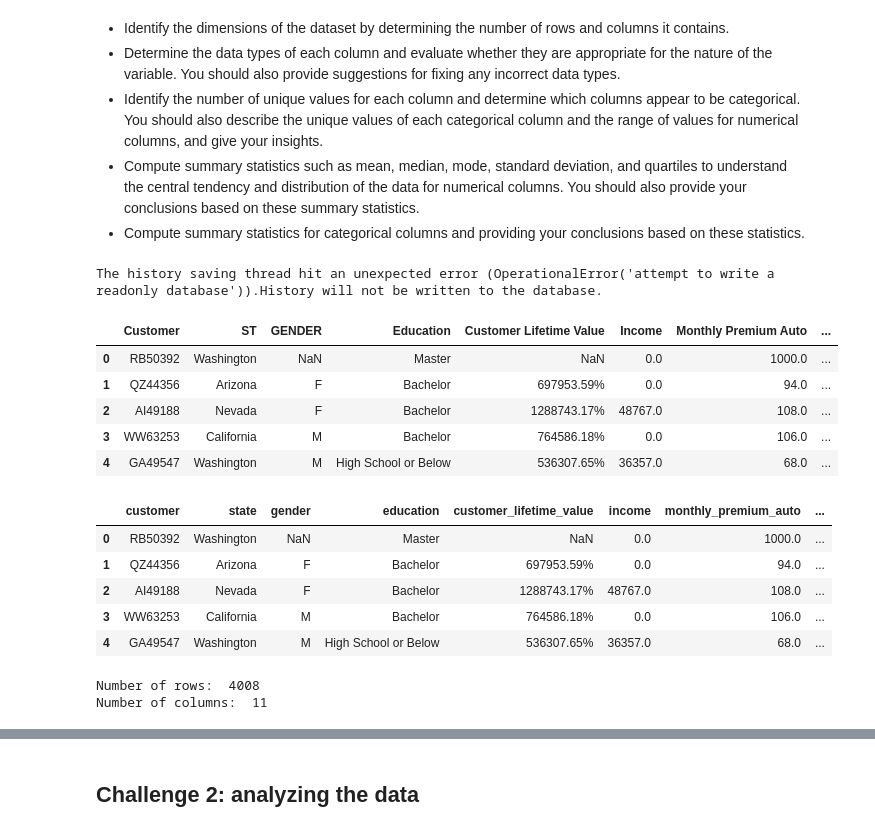
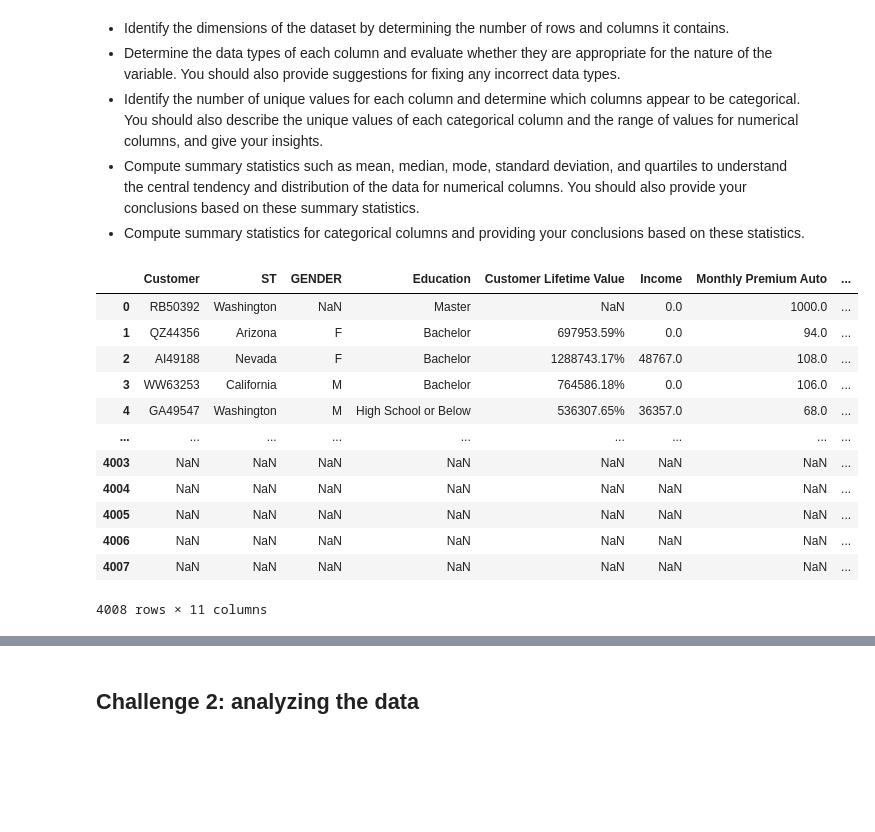
Before and after one commit to MileRoss/data_analytics_with_python_sql, a Jupyter notebook: w2_data_wrangling_and_retrieval/2.1_lab_pandas.ipynb, the cells around one changed output, grey strips where cells are left out. Saved outputs shown, nothing was run; the diff lists cells and outputs as text; code cells hidden in the pictures; blank space fills up the shorter version.

```diff
--- a/w2_data_wrangling_and_retrieval/2.1_lab_pandas.ipynb
+++ b/w2_data_wrangling_and_retrieval/2.1_lab_pandas.ipynb
@@ -17,46 +43,22 @@ In this challenge, you will use pandas to explore a given dataset. Your task is
 - Compute summary statistics such as mean, median, mode, standard deviation, and quartiles to understand the central tendency and distribution of the data for numerical columns. You should also provide your conclusions based on these summary statistics.
 - Compute summary statistics for categorical columns and providing your conclusions based on these statistics.
 # %%
-# Your code here
-
 import pandas as pd
 
-# Read the dataset using pandas
-df = pd.read_csv('https://raw.githubusercontent.com/data-bootcamp-v4/data/main/file1.csv')
-df.head()
+df = pd.read_csv(
+    "https://raw.githubusercontent.com/data-bootcamp-v4/data/main/file1.csv")
+df
 # %% [output]
+|  | Customer | ST | GENDER | Education | Customer Lifetime Value | Income | Monthly Premium Auto | ... |
+| 0 | RB50392 | Washington | NaN | Master | NaN | 0.0 | 1000.0 | ... |
+| 1 | QZ44356 | Arizona | F | Bachelor | 697953.59% | 0.0 | 94.0 | ... |
+| 2 | AI49188 | Nevada | F | Bachelor | 1288743.17% | 48767.0 | 108.0 | ... |
+| 3 | WW63253 | California | M | Bachelor | 764586.18% | 0.0 | 106.0 | ... |
+| 4 | GA49547 | Washington | M | High School or Below | 536307.65% | 36357.0 | 68.0 | ... |
+| ... | ... | ... | ... | ... | ... | ... | ... | ... |
+| 4003 | NaN | NaN | NaN | NaN | NaN | NaN | NaN | ... |
+| 4004 | NaN | NaN | NaN | NaN | NaN | NaN | NaN | ... |
+| 4005 | NaN | NaN | NaN | NaN | NaN | NaN | NaN | ... |
+| 4006 | NaN | NaN | NaN | NaN | NaN | NaN | NaN | ... |
+| 4007 | NaN | NaN | NaN | NaN | NaN | NaN | NaN | ... |
-The history saving thread hit an unexpected error (OperationalError('attempt to write a readonly database')).History will not be written to the database.
+4008 rows × 11 columns
-|  | Customer | ST | GENDER | Education | Customer Lifetime Value | Income | Monthly Premium Auto | ... |
-| 0 | RB50392 | Washington | NaN | Master | NaN | 0.0 | 1000.0 | ... |
-| 1 | QZ44356 | Arizona | F | Bachelor | 697953.59% | 0.0 | 94.0 | ... |
-| 2 | AI49188 | Nevada | F | Bachelor | 1288743.17% | 48767.0 | 108.0 | ... |
-| 3 | WW63253 | California | M | Bachelor | 764586.18% | 0.0 | 106.0 | ... |
-| 4 | GA49547 | Washington | M | High School or Below | 536307.65% | 36357.0 | 68.0 | ... |
-# %%
-# Note that students are not required to do this in this lab, we will do it in order to do cleaner code
-
-# Standardize the column names
-df.columns = df.columns.str.lower().str.replace(" ", "_")
-
-
-# Rename columns for clarity
-df = df.rename(columns={
-    "st": "state"
-})
-
-# Print the resulting DataFrame
-df.head()
-# %% [output]
-|  | customer | state | gender | education | customer_lifetime_value | income | monthly_premium_auto | ... |
-| 0 | RB50392 | Washington | NaN | Master | NaN | 0.0 | 1000.0 | ... |
-| 1 | QZ44356 | Arizona | F | Bachelor | 697953.59% | 0.0 | 94.0 | ... |
-| 2 | AI49188 | Nevada | F | Bachelor | 1288743.17% | 48767.0 | 108.0 | ... |
-| 3 | WW63253 | California | M | Bachelor | 764586.18% | 0.0 | 106.0 | ... |
-| 4 | GA49547 | Washington | M | High School or Below | 536307.65% | 36357.0 | 68.0 | ... |
-# %%
-# Check the number of rows and columns in the dataset
-print("Number of rows: ", df.shape[0])
-print("Number of columns: ", df.shape[1])
-# %% [output]
-Number of rows:  4008
-Number of columns:  11
```
Also changed, not shown: parts of 26 cells of this notebook, 13 other files.
